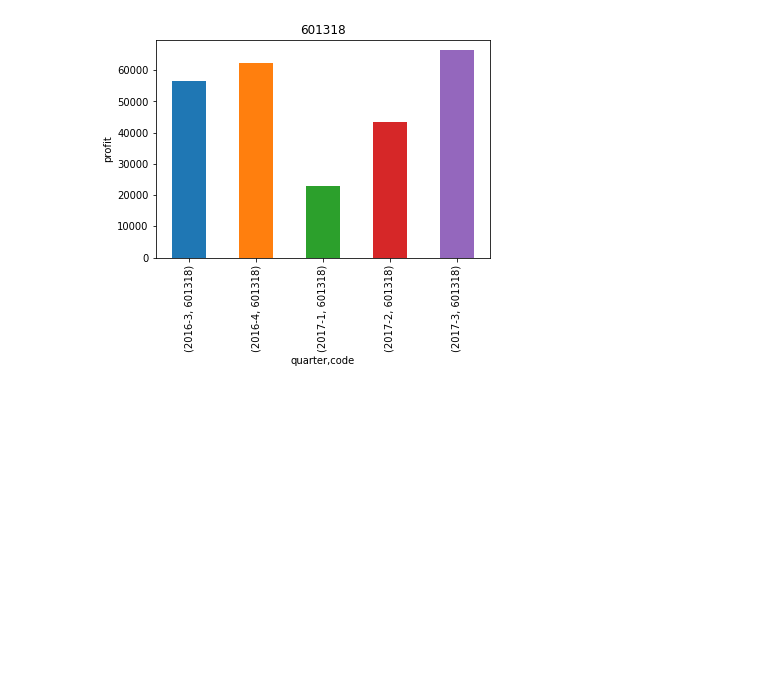
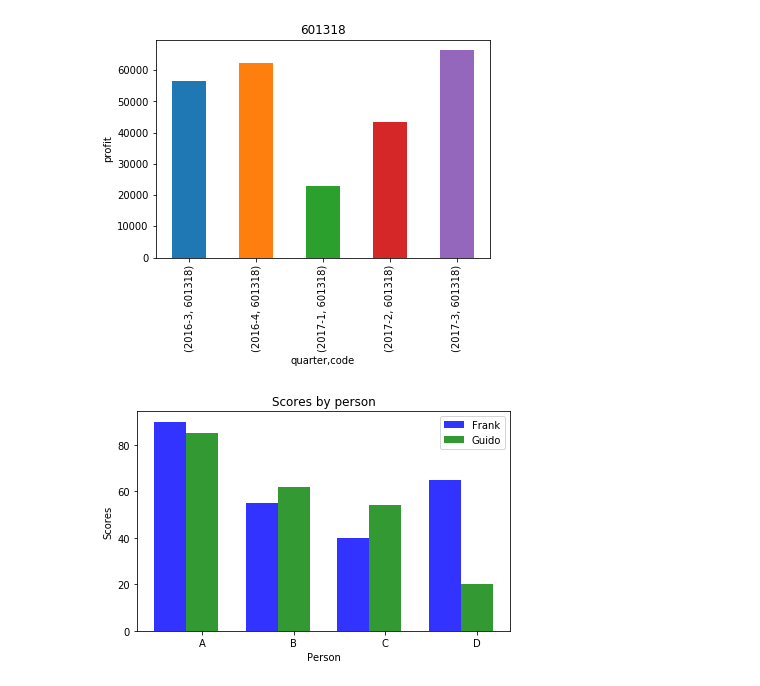
Before and after one commit to Junch/Nodejs, a Jupyter notebook: tushare/tushare_plot.ipynb, the cells around one changed output. Drawn from its saved outputs; the diff is of its cells as text; code cells hidden in the pictures; blank space fills up the shorter version.

Commit message:
tushare: plot bar side by side

```diff
--- a/tushare/tushare_plot.ipynb
+++ b/tushare/tushare_plot.ipynb
@@ -63,3 +63,36 @@ plt.title('601318')
 plt.show()
 # %% [output]
 [figure]
+# %%
+# https://pythonspot.com/matplotlib-bar-chart/
+# data to plot
+n_groups = 4
+means_frank = (90, 55, 40, 65)
+means_guido = (85, 62, 54, 20)
+
+# create plot
+fig, ax = plt.subplots()
+index = np.arange(n_groups)
+bar_width = 0.35
+opacity = 0.8
+
+rects1 = plt.bar(index, means_frank, bar_width,
+                 alpha=opacity,
+                 color='b',
+                 label='Frank')
+
+rects2 = plt.bar(index + bar_width, means_guido, bar_width,
+                 alpha=opacity,
+                 color='g',
+                 label='Guido')
+
+plt.xlabel('Person')
+plt.ylabel('Scores')
+plt.title('Scores by person')
+plt.xticks(index + bar_width, ('A', 'B', 'C', 'D'))
+plt.legend()
+
+plt.tight_layout()
+plt.show()
+# %% [output]
+[figure, added]
```
